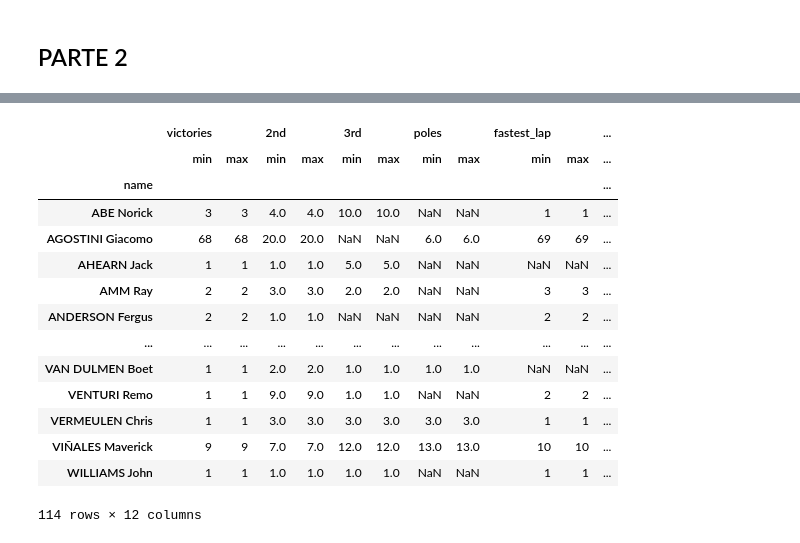
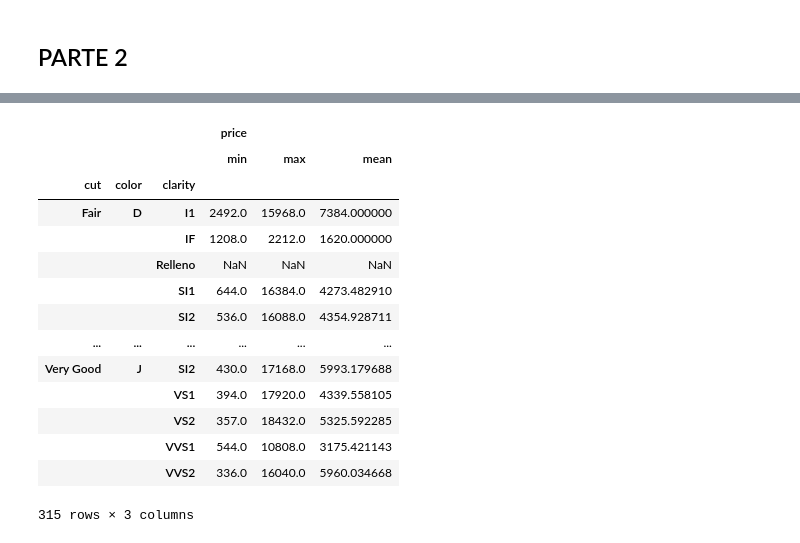
Before and after one commit to mplazap/Bootcamp_ejercicios, a Jupyter notebook: Tema 3 - Data Science/Ejercicio evaluable (19-01-2025)/M3 - Marino Plaza.ipynb, the cells around one changed output, grey strips where cells are left out. Drawn from its saved outputs; the diff is of its cells as text; code cells hidden in the pictures.

```diff
--- a/Tema 3 - Data Science/Ejercicio evaluable (19-01-2025)/M3 - Marino Plaza.ipynb
+++ b/Tema 3 - Data Science/Ejercicio evaluable (19-01-2025)/M3 - Marino Plaza.ipynb
@@ -432,0 +397,3 @@ correlacion
+# %%
+df_diamonds['price_iva'] = df_diamonds['price'].apply(lambda x: round(x * 0.21, 2))
+df_diamonds
@@ -432,0 +416,4 @@ correlacion
+# %%
+df_diamonds["x"] = df_diamonds["x"].astype("float16")
+df_diamonds['volumen'] = (df_diamonds['x'] * df_diamonds['y'] * df_diamonds['z'])
+df_diamonds
@@ -435,3 +436,0 @@ correlacion
-# %%
-df_diamonds = pd.read_csv('../Data/motogp_allriders.csv')
-df_diamonds.head()
@@ -517,0 +437,3 @@ df_diamonds.groupby(by = "name").max()
+# %%
+df_diamonds['price'] = df_diamonds['price'].astype('float32')
+df_diamonds.sort_values(['cut', 'price'])
@@ -518,19 +479,19 @@ df_diamonds.groupby(by = "name").max()
 # %%
-df_diamonds.groupby(by = "name").aggregate(["min", "max"])
+df_diamonds.groupby(["cut", "color", "clarity"]).agg({"price":["min", "max", "mean"]})
 # %% [output]
-|  | victories |  | 2nd |  | 3rd |  | poles |  | fastest_lap |  | ... |
-|  | min | max | min | max | min | max | min | max | min | max | ... |
-| name |  |  |  |  |  |  |  |  |  |  | ... |
-| ABE Norick | 3 | 3 | 4.0 | 4.0 | 10.0 | 10.0 | NaN | NaN | 1 | 1 | ... |
-| AGOSTINI Giacomo | 68 | 68 | 20.0 | 20.0 | NaN | NaN | 6.0 | 6.0 | 69 | 69 | ... |
-| AHEARN Jack | 1 | 1 | 1.0 | 1.0 | 5.0 | 5.0 | NaN | NaN | NaN | NaN | ... |
-| AMM Ray | 2 | 2 | 3.0 | 3.0 | 2.0 | 2.0 | NaN | NaN | 3 | 3 | ... |
-| ANDERSON Fergus | 2 | 2 | 1.0 | 1.0 | NaN | NaN | NaN | NaN | 2 | 2 | ... |
-| ... | ... | ... | ... | ... | ... | ... | ... | ... | ... | ... | ... |
-| VAN DULMEN Boet | 1 | 1 | 2.0 | 2.0 | 1.0 | 1.0 | 1.0 | 1.0 | NaN | NaN | ... |
-| VENTURI Remo | 1 | 1 | 9.0 | 9.0 | 1.0 | 1.0 | NaN | NaN | 2 | 2 | ... |
-| VERMEULEN Chris | 1 | 1 | 3.0 | 3.0 | 3.0 | 3.0 | 3.0 | 3.0 | 1 | 1 | ... |
-| VIÑALES Maverick | 9 | 9 | 7.0 | 7.0 | 12.0 | 12.0 | 13.0 | 13.0 | 10 | 10 | ... |
-| WILLIAMS John | 1 | 1 | 1.0 | 1.0 | 1.0 | 1.0 | NaN | NaN | 1 | 1 | ... |
+|  |  |  | price |  |  |
+|  |  |  | min | max | mean |
+| cut | color | clarity |  |  |  |
+| Fair | D | I1 | 2492.0 | 15968.0 | 7384.000000 |
+|  |  | IF | 1208.0 | 2212.0 | 1620.000000 |
+|  |  | Relleno | NaN | NaN | NaN |
+|  |  | SI1 | 644.0 | 16384.0 | 4273.482910 |
+|  |  | SI2 | 536.0 | 16088.0 | 4354.928711 |
+| ... | ... | ... | ... | ... | ... |
+| Very Good | J | SI2 | 430.0 | 17168.0 | 5993.179688 |
+|  |  | VS1 | 394.0 | 17920.0 | 4339.558105 |
+|  |  | VS2 | 357.0 | 18432.0 | 5325.592285 |
+|  |  | VVS1 | 544.0 | 10808.0 | 3175.421143 |
+|  |  | VVS2 | 336.0 | 16040.0 | 5960.034668 |
-114 rows × 12 columns
+315 rows × 3 columns
 # %%
```
Also changed, not shown: parts of 29 cells of this notebook.
